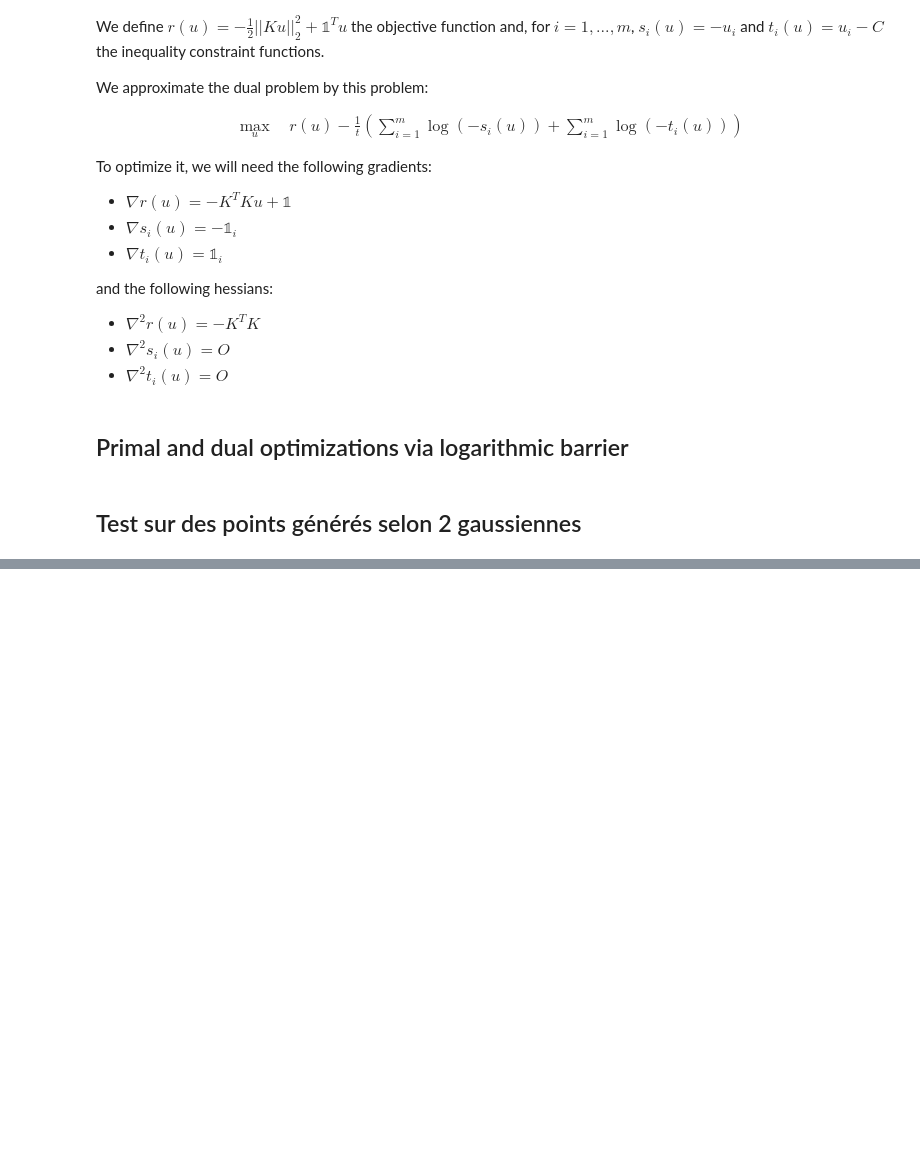
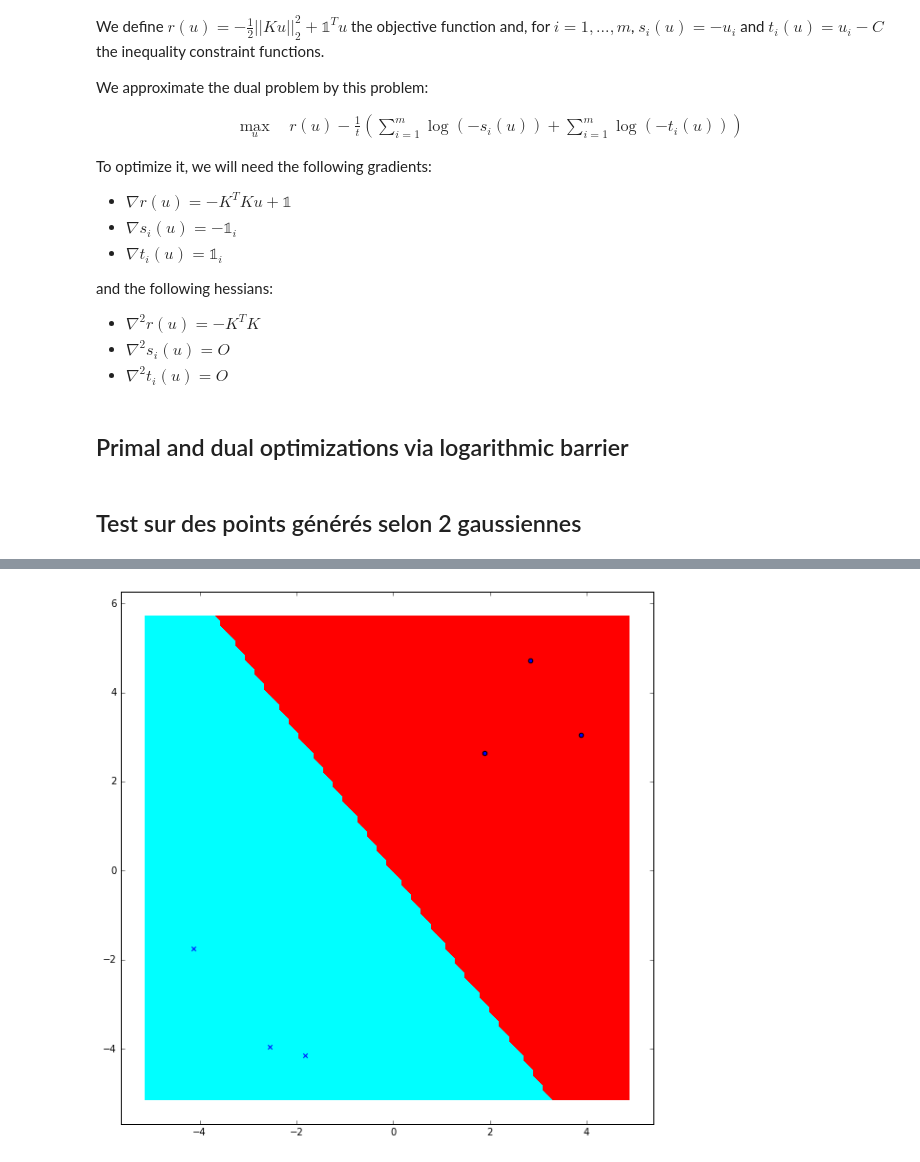
Before and after one commit to Zefjo/OCC---Blossom, a Jupyter notebook: Rapport.ipynb, the cells around one changed output, grey strips where cells are left out. Cells and saved outputs as stored; diff of their text form; code cells hidden in the pictures; blank space fills up the shorter version.

```diff
--- a/Rapport.ipynb
+++ b/Rapport.ipynb
@@ -458,8 +463,8 @@ y = np.concatenate((y_ok, y_ko), axis=1)
 # %%
-fs, fps, fpps = get_fs_fps_fpps(1, x.shape[1], x, y)
+fs, fps, fpps = get_fs_fps_fpps(4, x.shape[1], x, y)
 x_0 = np.ones((x.shape[0]+x.shape[1], 1))
 #x_0[1] = 2
-b = barrier(fs, fps, fpps, x_0, 0.0000001)
+b = barrier(fs, fps, fpps, x_0, 0.1)
 # %%
 w = b[0:2].T[0] # cas ou pas d'ordo à l'origine
 w_0 = 0 # cas ou pas d'ordo à l'origine
@@ -479,6 +484,12 @@ warnings.filterwarnings('ignore')
 def plot_frontiere_LDA_CDA(set, predict, step=100):
     mmax= np.max(set[:,0]) + 1, np.max(set[:, 1]) + 1
     mmin= np.min(set[:,0]) - 1, np.min(set[:, 1]) - 1
+
+    #print(mmax)
+    #print(mmin)
+    mmax = max(mmax), max(mmax)
+    mmin = min(mmin), min(mmin)
+    mmin
     x1grid,x2grid=np.meshgrid(np.linspace(mmin[0],mmax[0],step),np.linspace(mmin[1],mmax[1],step))
     grid=np.hstack((x1grid.reshape(x1grid.size,1),x2grid.reshape(x2grid.size,1)))
 
@@ -497,4 +516,28 @@ plt.show()
 # %%
 fs, fps, fpps = get_dual_fs_fps_fpps(2.0, x.shape[1], x, y)
 u = np.ones((x.shape[1], 1))
-b = barrier(fs, fps, fpps, u, 0.01)
+b = barrier(fs, fps, fpps, u, 0.0001)
+# %%
+w = b[0:2].T[0] # cas ou pas d'ordo à l'origine
+w_0 = 0 # cas ou pas d'ordo à l'origine
+#w = b[1:3].T[0] # cas où on veut 1 pour ordo à l'origine
+#w_0 = b[0][0] # cas où on veut 1 pour ordo à l'origine
+
+def predict(x):
+    if w.dot(x) + w_0 < 0:
+        return -1
+    return 1
+
+#x_print = x.T[:, 1:3] # cas où on veut 1 pour ordo à l'origine
+x_print = x.T # cas ou pas d'ordo à l'origine
+
+plt.figure(figsize=(10,10))
+
+plot_frontiere_LDA_CDA(x_print, predict)
+plt.scatter(x_ok[0, :], x_ok[1, :], marker = "x")
+plt.scatter(x_ko[0, :], x_ko[1, :], marker = "o")
+
+#plt.scatter([-1, 1], [1, -1])
+plt.show()
+# %% [output]
+[figure, added]
```
Also changed, not shown: parts of 6 cells of this notebook.
